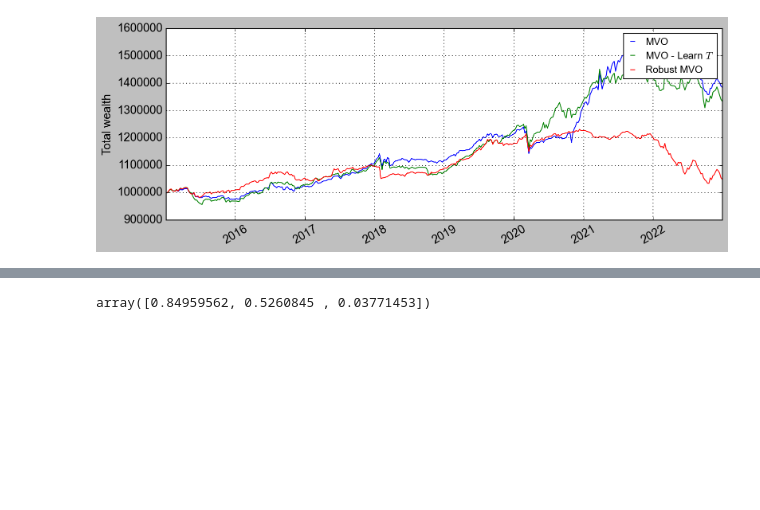
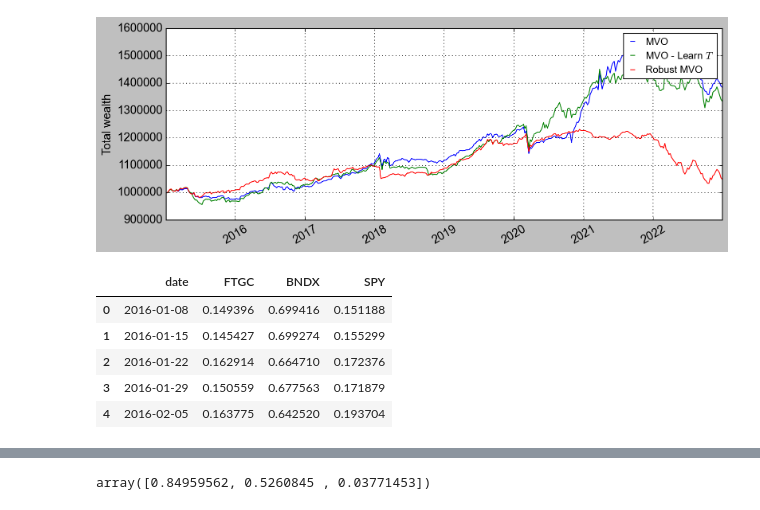
Before and after one commit to rafayk7/meta-portfolio-optimization, a Jupyter notebook: ActualWork/plot.ipynb, the cells around one changed output, grey strips where cells are left out. Saved outputs shown, nothing was run; the diff lists cells and outputs as text; code cells hidden in the pictures; blank space fills up the shorter version.

```diff
--- a/ActualWork/plot.ipynb
+++ b/ActualWork/plot.ipynb
@@ -142 +138,11 @@ For Robust MVO. Mean: 0.000508236483424955. Vol: 0.005953472376991892. Sharpe: 0
+# %%
+test = pd.read_pickle('ResultsRP_{}_holdings.pkl'.format(datatype))
+test.head()
+# %% [output]
+|  | date | FTGC | BNDX | SPY |
+| 0 | 2016-01-08 | 0.149396 | 0.699416 | 0.151188 |
+| 1 | 2016-01-15 | 0.145427 | 0.699274 | 0.155299 |
+| 2 | 2016-01-22 | 0.162914 | 0.664710 | 0.172376 |
+| 3 | 2016-01-29 | 0.150559 | 0.677563 | 0.171879 |
+| 4 | 2016-02-05 | 0.163775 | 0.642520 | 0.193704 |
 # %%
```
Also changed, not shown: parts of 24 cells of this notebook, 18 other files.
